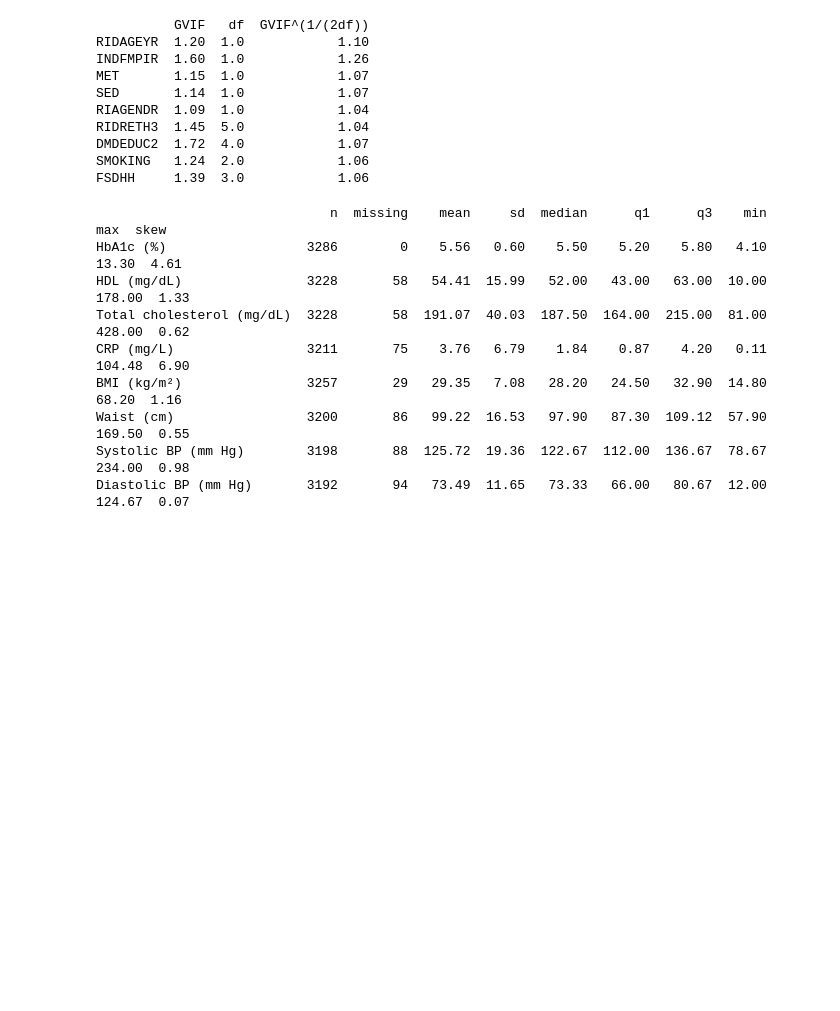
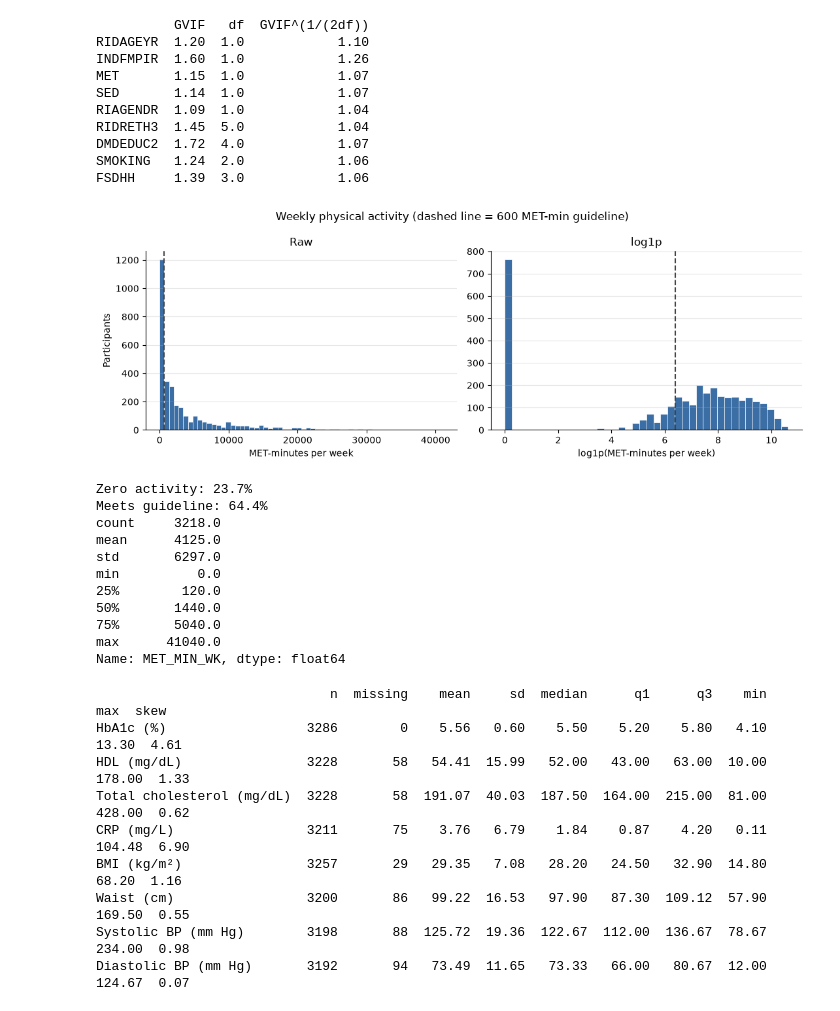
Before and after one commit to ajkrays/ModelingFP, a Jupyter notebook: eda_andrew.ipynb, the cells around one changed output. Cells and saved outputs as stored; diff of their text form; code cells hidden in the pictures; blank space fills up the shorter version.

```diff
--- a/eda_andrew.ipynb
+++ b/eda_andrew.ipynb
@@ -538,3 +596,43 @@ RIDRETH3  1.45  5.0            1.04
 DMDEDUC2  1.72  4.0            1.07
 SMOKING   1.24  2.0            1.06
 FSDHH     1.39  3.0            1.06
+# %%
+mpa = df["MET_MIN_WK"].dropna()
+
+fig, axes = plt.subplots(1, 2, figsize=(11, 4))
+
+axes[0].hist(mpa, bins=60, color="#3b6ea5", edgecolor="white", linewidth=0.5)
+axes[0].axvline(600, color="#444444", linestyle="--", linewidth=1.5)
+axes[0].set_xlabel("MET-minutes per week")
+axes[0].set_ylabel("Participants")
+axes[0].set_title("Raw")
+
+axes[1].hist(np.log1p(mpa), bins=40, color="#3b6ea5", edgecolor="white", linewidth=0.5)
+axes[1].axvline(np.log1p(600), color="#444444", linestyle="--", linewidth=1.5)
+axes[1].set_xlabel("log1p(MET-minutes per week)")
+axes[1].set_title("log1p")
+
+for ax in axes:
+    ax.spines[["top", "right"]].set_visible(False)
+    ax.grid(axis="y", alpha=0.3)
+
+fig.suptitle("Weekly physical activity (dashed line = 600 MET-min guideline)")
+plt.tight_layout()
+plt.show()
+
+print(f"Zero activity: {(mpa == 0).mean():.1%}")
+print(f"Meets guideline: {(mpa >= 600).mean():.1%}")
+print(mpa.describe().round(0))
+# %% [output]
+[figure, added]
+Zero activity: 23.7%
+Meets guideline: 64.4%
+count     3218.0
+mean      4125.0
+std       6297.0
+min          0.0
+25%        120.0
+50%       1440.0
+75%       5040.0
+max      41040.0
+Name: MET_MIN_WK, dtype: float64
```
Also changed, not shown: parts of 21 cells of this notebook, 1 other file.
